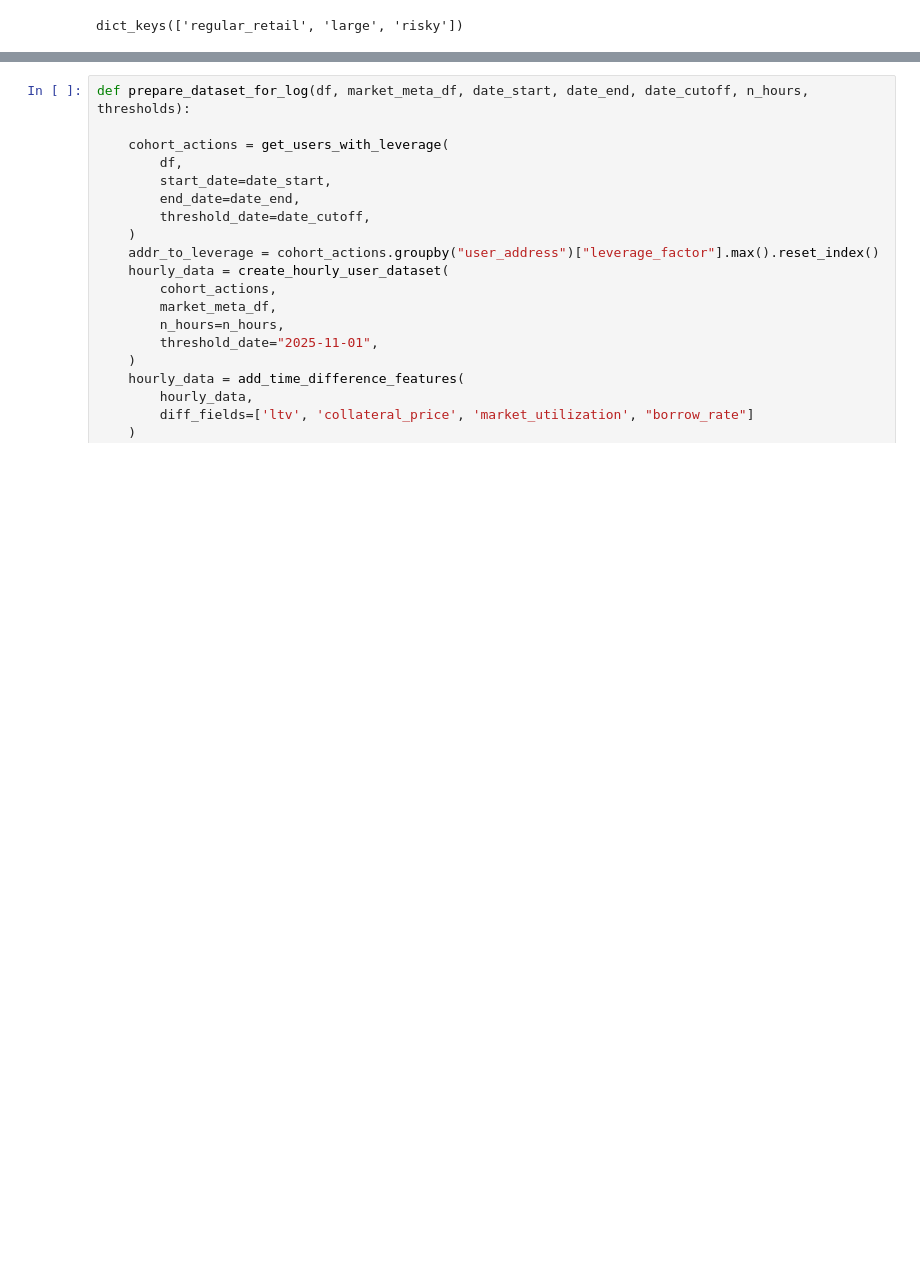
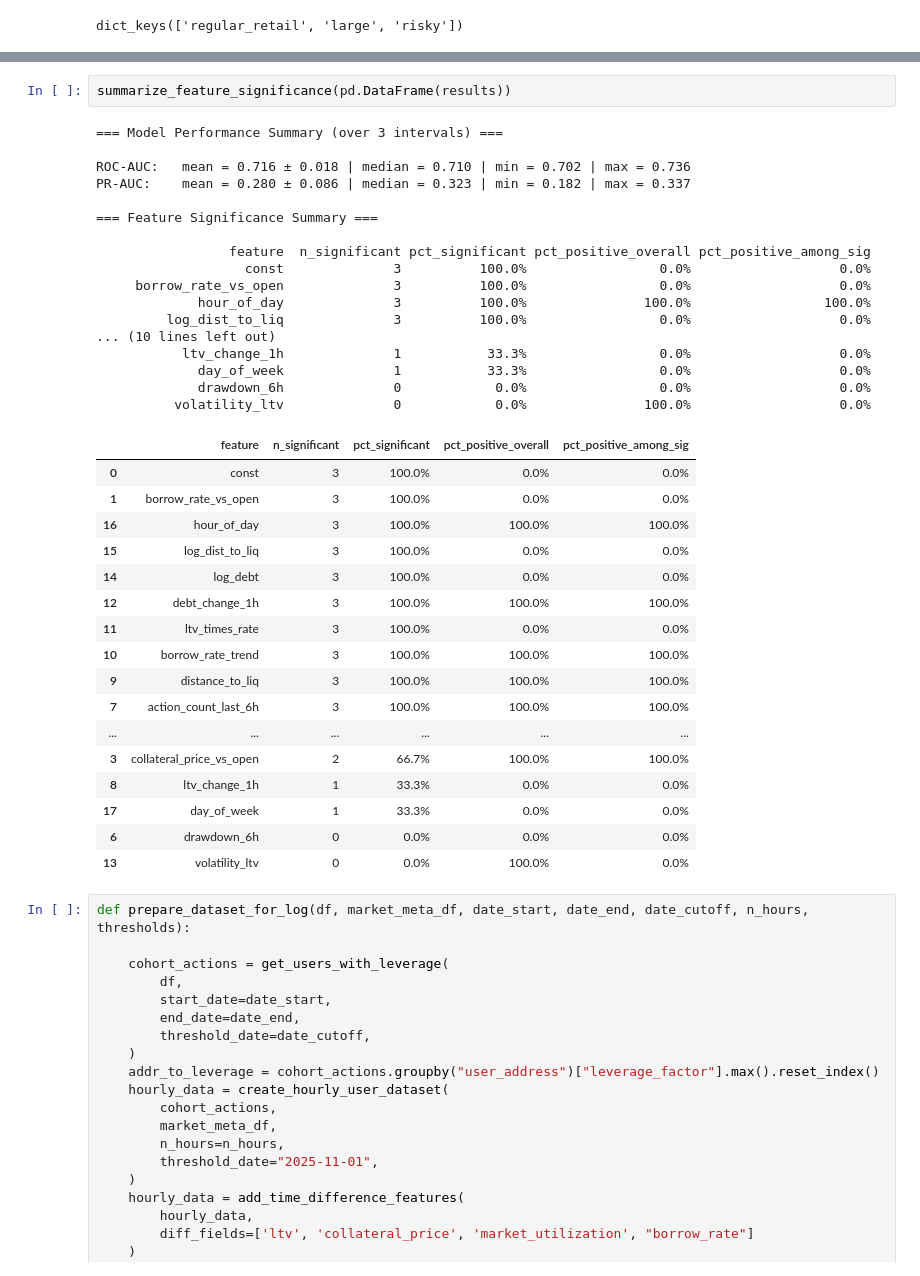
Before and after one commit to egortrussov/lending_protocols_researh, a Jupyter notebook: users_clusterization/leveraged_users.ipynb, the cells around one changed output, grey strips where cells are left out. Cells and saved outputs as stored; diff of their text form; blank space fills up the shorter version.

```diff
--- a/users_clusterization/leveraged_users.ipynb
+++ b/users_clusterization/leveraged_users.ipynb
@@ -1282,3 +1738,40 @@ PR-AUC:    mean = 0.150 ± 0.058 | median = 0.150 | min = 0.026 | max = 0.241
+# %%
+summarize_feature_significance(pd.DataFrame(results))
+# %% [output]
+=== Model Performance Summary (over 3 intervals) ===
+
+ROC-AUC:   mean = 0.716 ± 0.018 | median = 0.710 | min = 0.702 | max = 0.736
+PR-AUC:    mean = 0.280 ± 0.086 | median = 0.323 | min = 0.182 | max = 0.337
+
+=== Feature Significance Summary ===
+
+                 feature  n_significant pct_significant pct_positive_overall pct_positive_among_sig
+                   const              3          100.0%                 0.0%                   0.0%
+     borrow_rate_vs_open              3          100.0%                 0.0%                   0.0%
+             hour_of_day              3          100.0%               100.0%                 100.0%
+         log_dist_to_liq              3          100.0%                 0.0%                   0.0%
+... (10 lines left out)
+           ltv_change_1h              1           33.3%                 0.0%                   0.0%
+             day_of_week              1           33.3%                 0.0%                   0.0%
+             drawdown_6h              0            0.0%                 0.0%                   0.0%
+          volatility_ltv              0            0.0%               100.0%                   0.0%
+|  | feature | n_significant | pct_significant | pct_positive_overall | pct_positive_among_sig |
+| 0 | const | 3 | 100.0% | 0.0% | 0.0% |
+| 1 | borrow_rate_vs_open | 3 | 100.0% | 0.0% | 0.0% |
+| 16 | hour_of_day | 3 | 100.0% | 100.0% | 100.0% |
+| 15 | log_dist_to_liq | 3 | 100.0% | 0.0% | 0.0% |
+| 14 | log_debt | 3 | 100.0% | 0.0% | 0.0% |
+| 12 | debt_change_1h | 3 | 100.0% | 100.0% | 100.0% |
+| 11 | ltv_times_rate | 3 | 100.0% | 0.0% | 0.0% |
+| 10 | borrow_rate_trend | 3 | 100.0% | 100.0% | 100.0% |
+| 9 | distance_to_liq | 3 | 100.0% | 100.0% | 100.0% |
+| 7 | action_count_last_6h | 3 | 100.0% | 100.0% | 100.0% |
+| ... | ... | ... | ... | ... | ... |
+| 3 | collateral_price_vs_open | 2 | 66.7% | 100.0% | 100.0% |
+| 8 | ltv_change_1h | 1 | 33.3% | 0.0% | 0.0% |
+| 17 | day_of_week | 1 | 33.3% | 0.0% | 0.0% |
+| 6 | drawdown_6h | 0 | 0.0% | 0.0% | 0.0% |
+| 13 | volatility_ltv | 0 | 0.0% | 100.0% | 0.0% |
 # %%
 def prepare_dataset_for_log(df, market_meta_df, date_start, date_end, date_cutoff, n_hours, thresholds):
 
```
Also changed, not shown: parts of 8 cells of this notebook, 7 other files.
